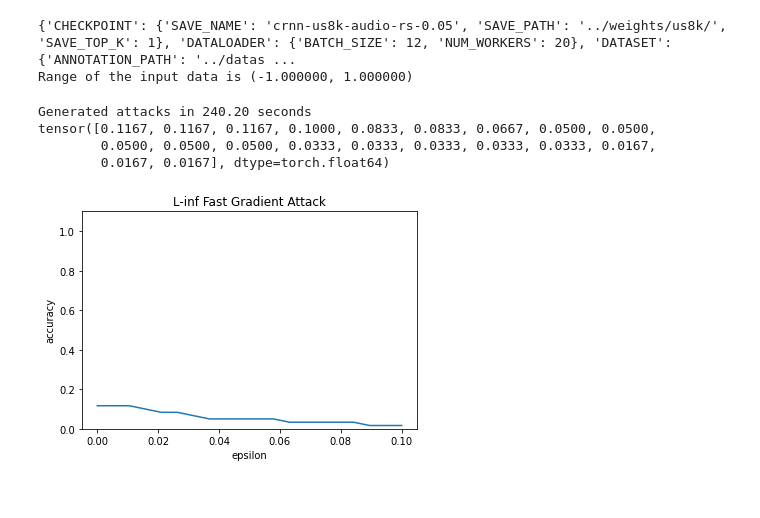
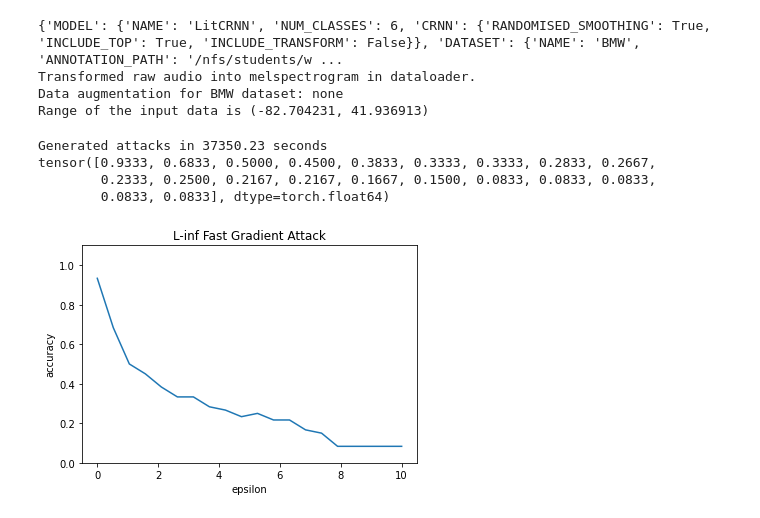
Before and after one commit to Vardanush/Robust-audio-classification, a Jupyter notebook: notebooks/run_attacks.ipynb, the cells around one changed output. Cells and saved outputs as stored; diff of their text form; code cells hidden in the pictures.

```diff
--- a/notebooks/run_attacks.ipynb
+++ b/notebooks/run_attacks.ipynb
@@ -6,11 +6,11 @@ import warnings
 warnings.filterwarnings('ignore')
 
 import sys
-pkg_path = "/nfs/homedirs/yuny/project-1/audio_classification"
+pkg_path = "/nfs/students/winter-term-2020/project-1/project-1/audio_classification"
 if pkg_path not in sys.path:
     sys.path.append(pkg_path)
 
-pkg_path = "/nfs/homedirs/yuny/project-1/foolbox"
+pkg_path = "/nfs/students/winter-term-2020/project-1/project-1/foolbox"
 if pkg_path not in sys.path:
     sys.path.append(pkg_path)
 
@@ -20,7 +20,7 @@ import torch
 from audio_classification.tools import attack_model, attack_model_for_randomize_smoothing
 
 torch.cuda.empty_cache()
-# device = torch.device('cpu')
-device = (torch.device('cuda') if torch.cuda.is_available() else torch.device('cpu'))
-project_dir = '/nfs/homedirs/yuny/project-1/'
-save_folder = '/nfs/homedirs/yuny/project-1/attack_results/'
+device = torch.device('cpu')
+#device = (torch.device('cuda') if torch.cuda.is_available() else torch.device('cpu'))
+project_dir = '/nfs/students/winter-term-2020/project-1/'
+save_folder = '/nfs/students/winter-term-2020/project-1/project-1/attack_results/'
@@ -61,17 +111,19 @@ tensor([0.8167, 0.8000, 0.8000, 0.8000, 0.7833, 0.7500, 0.7500, 0.7333, 0.7333,
 # %%
 torch.cuda.empty_cache()
-project="UrbanSound8k"
-max_rad = 0.1
-title = 'us8k_audio_rs_0.05'
-config_path = 'logs/us8k/crnn-us8k-audio-rs-0.05/version_0/hparams.yaml'
-pretrained_path = 'weights/us8k/crnn-us8k-audio-rs-0.05-epoch=129-val_acc=0.701.ckpt'
+project="BMW"
+max_rad = 10
+title = 'bmw_rs_0.25'
+config_path = '/nfs/students/winter-term-2020/project-1/project-1/audio_classification/configs/crnn_bmw-0.25.yaml'
+pretrained_path = '/nfs/students/winter-term-2020/project-1/project-1/weights/week-6/randomised-smoothing/crnn-bmw-epoch=38-val_acc=1.000.ckpt'
 attack_model_for_randomize_smoothing(project_dir, config_path, pretrained_path, title,
                                      project=project, attack_type = 'linf', max_radius=max_rad, save_folder=save_folder)
 # %% [output]
-{'CHECKPOINT': {'SAVE_NAME': 'crnn-us8k-audio-rs-0.05', 'SAVE_PATH': '../weights/us8k/', 'SAVE_TOP_K': 1}, 'DATALOADER': {'BATCH_SIZE': 12, 'NUM_WORKERS': 20}, 'DATASET': {'ANNOTATION_PATH': '../datas ...
-Range of the input data is (-1.000000, 1.000000)
+{'MODEL': {'NAME': 'LitCRNN', 'NUM_CLASSES': 6, 'CRNN': {'RANDOMISED_SMOOTHING': True, 'INCLUDE_TOP': True, 'INCLUDE_TRANSFORM': False}}, 'DATASET': {'NAME': 'BMW', 'ANNOTATION_PATH': '/nfs/students/w ...
+Transformed raw audio into melspectrogram in dataloader.
+Data augmentation for BMW dataset: none
+Range of the input data is (-82.704231, 41.936913)
-Generated attacks in 240.20 seconds
-tensor([0.1167, 0.1167, 0.1167, 0.1000, 0.0833, 0.0833, 0.0667, 0.0500, 0.0500,
-        0.0500, 0.0500, 0.0500, 0.0333, 0.0333, 0.0333, 0.0333, 0.0333, 0.0167,
-        0.0167, 0.0167], dtype=torch.float64)
+Generated attacks in 37350.23 seconds
+tensor([0.9333, 0.6833, 0.5000, 0.4500, 0.3833, 0.3333, 0.3333, 0.2833, 0.2667,
+        0.2333, 0.2500, 0.2167, 0.2167, 0.1667, 0.1500, 0.0833, 0.0833, 0.0833,
+        0.0833, 0.0833], dtype=torch.float64)
-[figure, old version]
+[figure, new version]
```
Also changed, not shown: parts of 13 cells of this notebook, 9 other files.
